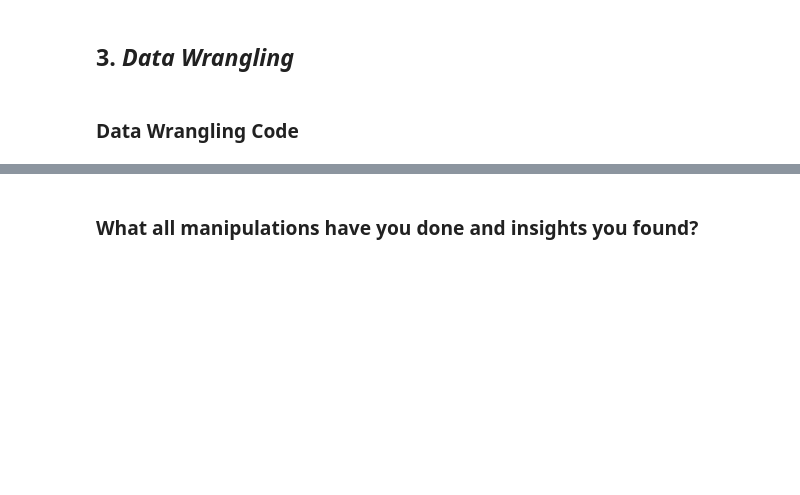
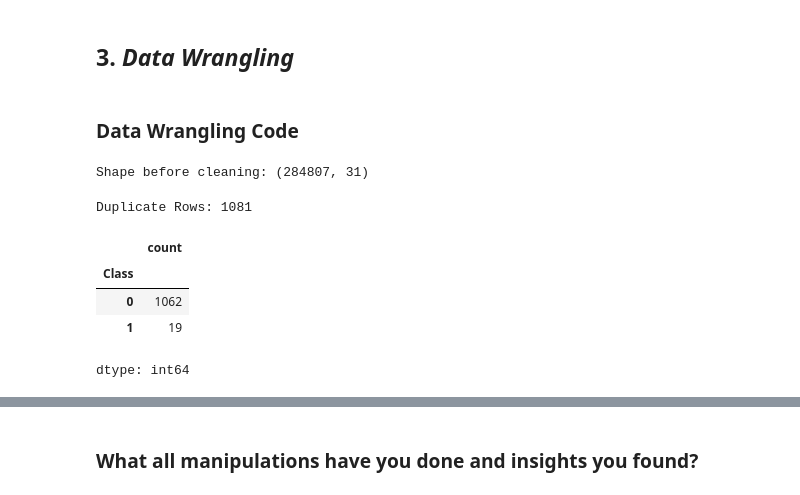
Before and after one commit to Krishna-matic/Credit-Card-Fraud-Detection-EDA, a Jupyter notebook: EDA_Submission_Template.ipynb, the cells around one changed output, grey strips where cells are left out. Drawn from its saved outputs; the diff is of its cells as text; code cells hidden in the pictures; blank space fills up the shorter version.

```diff
--- a/EDA_Submission_Template.ipynb
+++ b/EDA_Submission_Template.ipynb
@@ -263,3 +263,20 @@ array([0, 1])
 ### Data Wrangling Code
 # %%
 # Write your code to make your dataset analysis ready.
+print("Shape before cleaning:", df.shape)
+# %% [output]
+Shape before cleaning: (284807, 31)
+# %%
+duplicate_count = df.duplicated().sum()
+print("Duplicate Rows:", duplicate_count)
+# %% [output]
+Duplicate Rows: 1081
+# %%
+duplicate_rows = df[df.duplicated()]
+duplicate_rows['Class'].value_counts()
+# %% [output]
+|  | count |
+| Class |  |
+| 0 | 1062 |
+| 1 | 19 |
+dtype: int64
```
Also changed, not shown: parts of 6 cells of this notebook.
